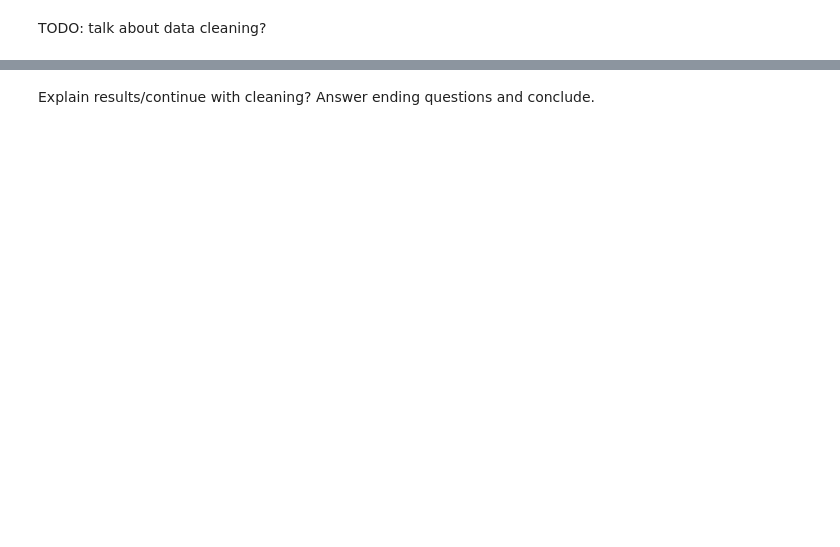
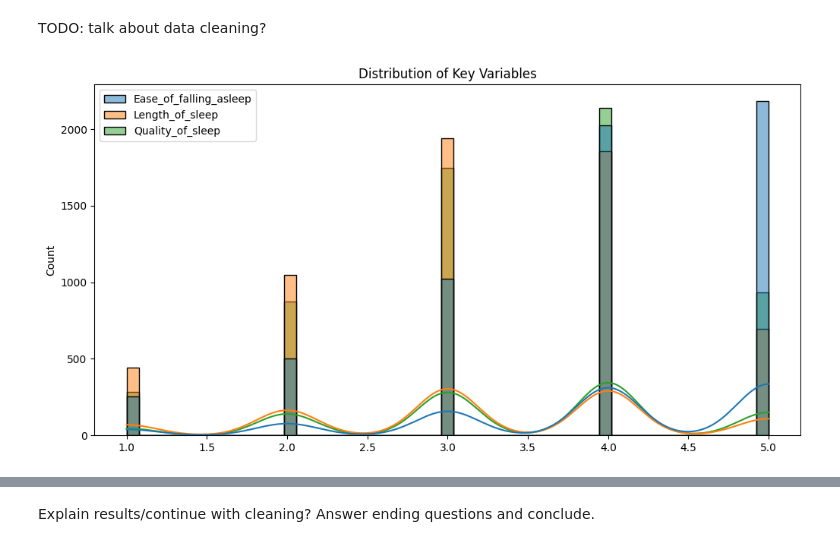
Before and after one commit to sarahwinters64/mn_sw_portfolio_projects, a Jupyter notebook: Project Vol3B/Data Cleaning & Description.ipynb, the cells around one changed output, grey strips where cells are left out. Cells and saved outputs as stored; diff of their text form; code cells hidden in the pictures; blank space fills up the shorter version.

```diff
--- a/Project Vol3B/Data Cleaning & Description.ipynb
+++ b/Project Vol3B/Data Cleaning & Description.ipynb
@@ -112,9 +167,11 @@ plt.show()
 # %% [markdown]
 TODO: talk about data cleaning?
 # %%
-# Exploring/Visualizing the distribution of key variables TODO edit this after cleaning the data
 plt.figure(figsize=(12, 6))
-sns.histplot(dispatcher_data['variable'], kde=True) # input one/many of what we consider key variables !!
+key_variables = ['Time_fell_asleep', 'Time_woke_up', 'Time_got_up', 'Ease_of_falling_asleep', 'Length_of_sleep', 'Quality_of_sleep']
+sns.histplot(dispatcher_data[key_variables], kde=True) # input one/many of what we consider key variables !!
 plt.title('Distribution of Key Variables')
 plt.show()
+# %% [output]
+[figure, added]
 # %%
```
Also changed, not shown: parts of 7 cells of this notebook.
